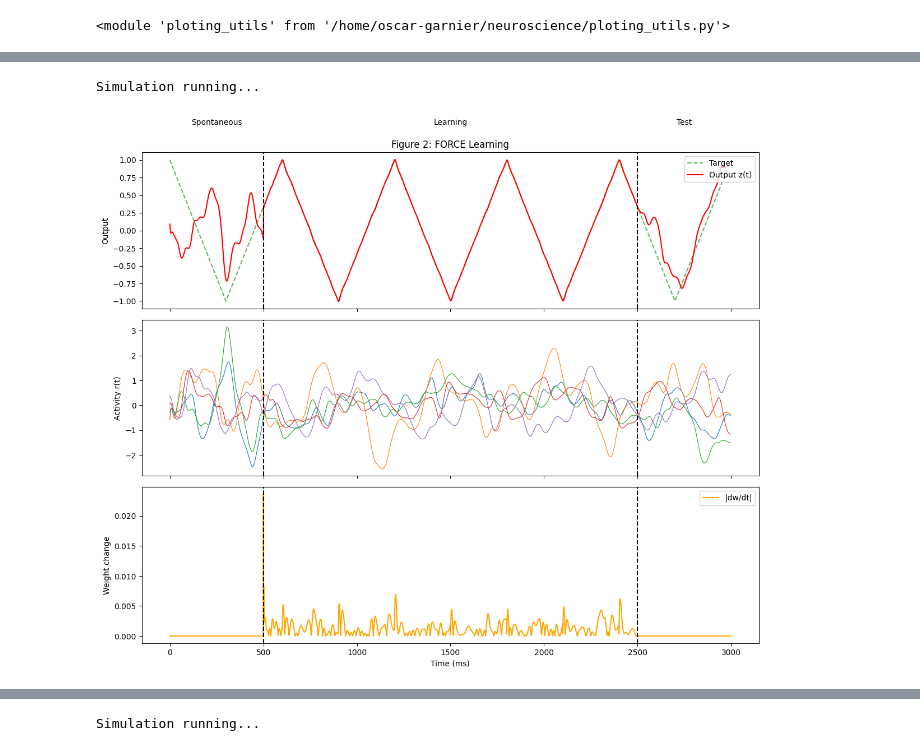
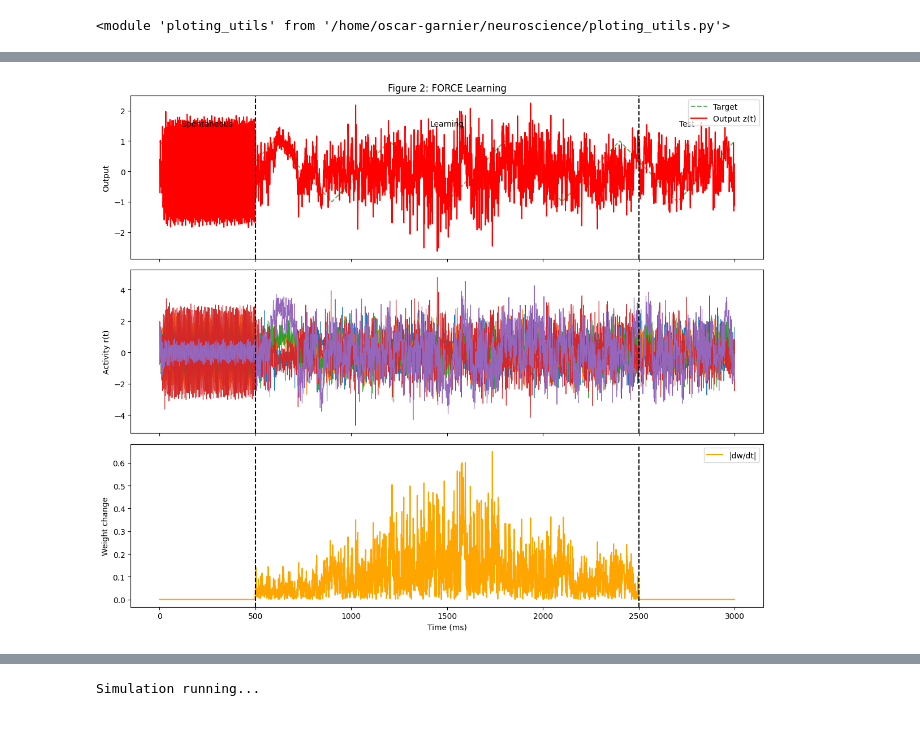
Before and after one commit to MarcosElFlamenco/force_learning_neuroscience, a Jupyter notebook: FORCE_learning.ipynb, the cells around one changed output, grey strips where cells are left out. Cells and saved outputs as stored; diff of their text form; code cells hidden in the pictures.

Commit message:
actual force learning implemented

```diff
--- a/FORCE_learning.ipynb
+++ b/FORCE_learning.ipynb
@@ -48,6 +71,7 @@ ploting_utils.plot_feedback_term_exploration(ft_range,differences,k=10)
 # %%
-time, x_hist, z_hist, w_norm_hist, target_hist = run_force_learning(feedback_coefficent = 1.0)
+importlib.reload(force_learning)
+time, x_hist, z_hist, w_norm_hist, target_hist = force_learning.run_force_learning(feedback_amplitude= 1.0,update_output=0.0)
+ploting_utils.plot_force_learning(time, x_hist, z_hist, w_norm_hist, target_hist)
 # %% [output]
-Simulation running...
-[figure, old version]
+[figure, new version]
 # %%
```
Also changed, not shown: parts of 6 cells of this notebook, 3 other files.
